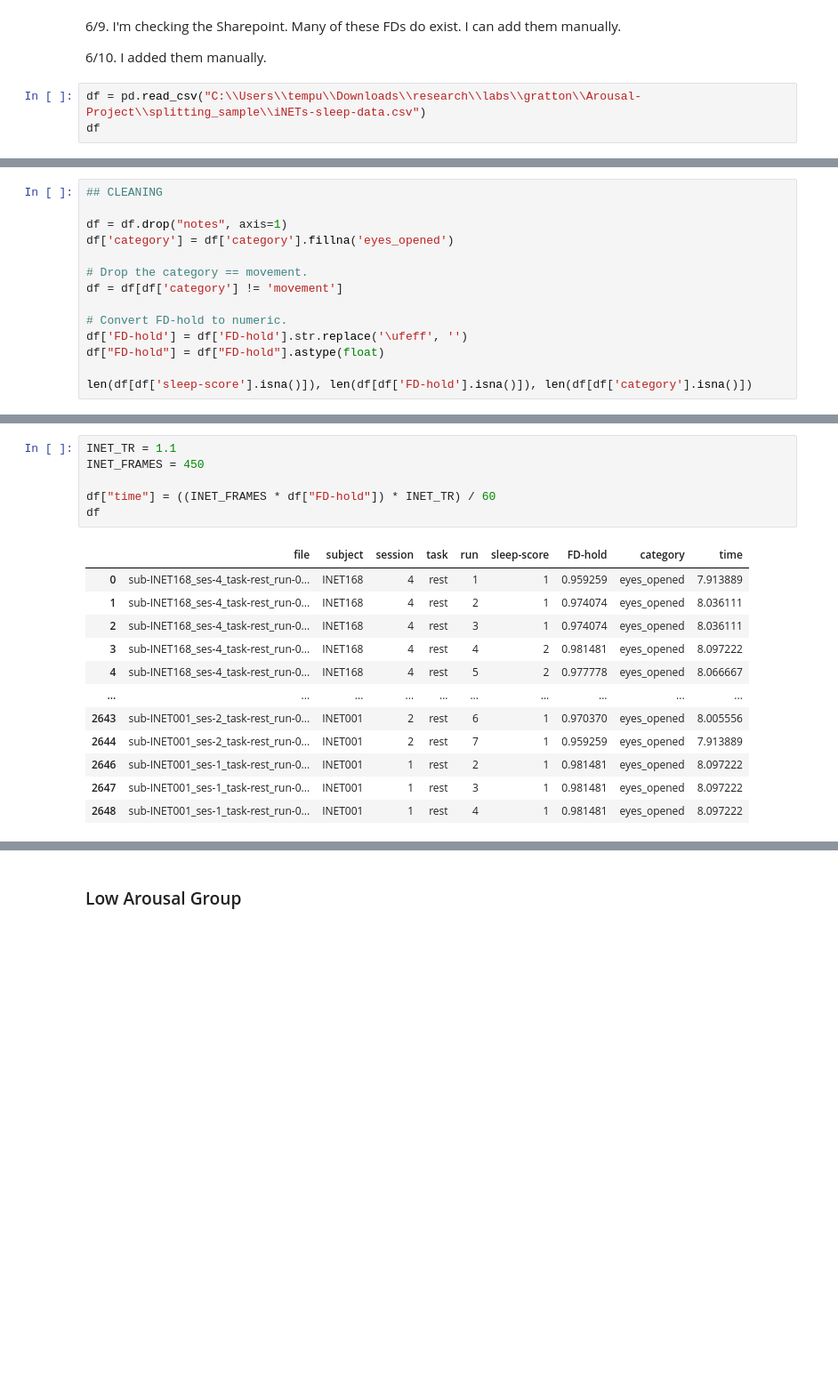
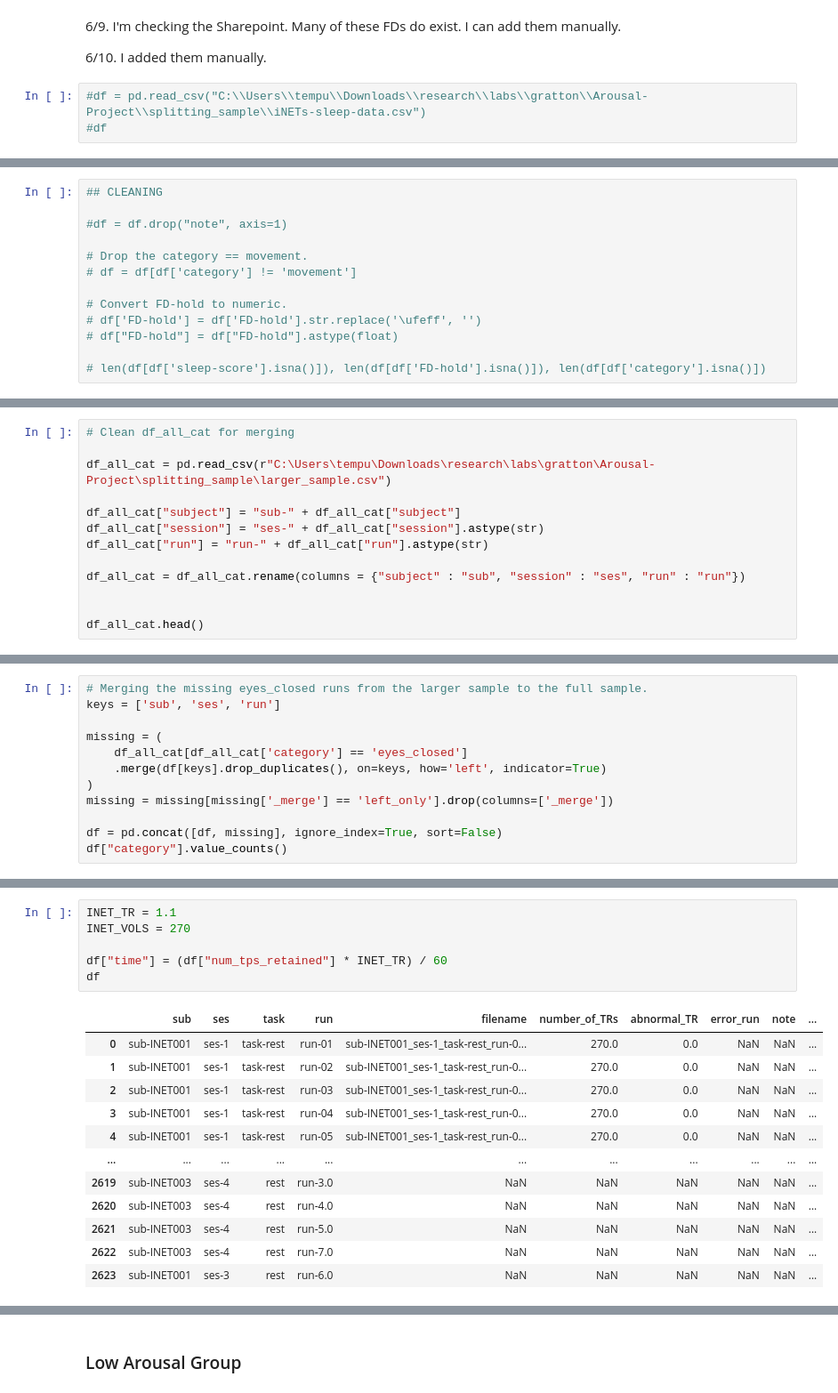
Before and after one commit to praise58/Arousal-Project, a Jupyter notebook: splitting_sample/larger_sample/larger_sample_splitting.ipynb, the cells around one changed output, grey strips where cells are left out. Shown at 89% size. Drawn from its saved outputs; the diff is of its cells as text; blank space fills up the shorter version.

Commit message:
sample split

```diff
--- a/splitting_sample/larger_sample/larger_sample_splitting.ipynb
+++ b/splitting_sample/larger_sample/larger_sample_splitting.ipynb
@@ -55,5 +93,5 @@ Name: subject, dtype: object
 
 6/10. I added them manually.
 # %%
-df = pd.read_csv("C:\\Users\\tempu\\Downloads\\research\\labs\\gratton\\Arousal-Project\\splitting_sample\\iNETs-sleep-data.csv")
-df
+#df = pd.read_csv("C:\\Users\\tempu\\Downloads\\research\\labs\\gratton\\Arousal-Project\\splitting_sample\\iNETs-sleep-data.csv")
+#df
@@ -74,14 +98,13 @@ df
 # %%
 ## CLEANING
 
-df = df.drop("notes", axis=1)
-df['category'] = df['category'].fillna('eyes_opened')
+#df = df.drop("note", axis=1)
 
 # Drop the category == movement.
-df = df[df['category'] != 'movement']
+# df = df[df['category'] != 'movement']
 
 # Convert FD-hold to numeric.
-df['FD-hold'] = df['FD-hold'].str.replace('\ufeff', '')
-df["FD-hold"] = df["FD-hold"].astype(float)
+# df['FD-hold'] = df['FD-hold'].str.replace('\ufeff', '')
+# df["FD-hold"] = df["FD-hold"].astype(float)
 
-len(df[df['sleep-score'].isna()]), len(df[df['FD-hold'].isna()]), len(df[df['category'].isna()])
+# len(df[df['sleep-score'].isna()]), len(df[df['FD-hold'].isna()]), len(df[df['category'].isna()])
@@ -89,0 +119,13 @@ len(df[df['sleep-score'].isna()]), len(df[df['FD-hold'].isna()]), len(df[df['cat
+# %%
+# Clean df_all_cat for merging
+
+df_all_cat = pd.read_csv(r"C:\Users\tempu\Downloads\research\labs\gratton\Arousal-Project\splitting_sample\larger_sample.csv")
+
+df_all_cat["subject"] = "sub-" + df_all_cat["subject"]
+df_all_cat["session"] = "ses-" + df_all_cat["session"].astype(str)
+df_all_cat["run"] = "run-" + df_all_cat["run"].astype(str)
+
+df_all_cat = df_all_cat.rename(columns = {"subject" : "sub", "session" : "ses", "run" : "run"})
+
+
+df_all_cat.head()
@@ -89,0 +139,12 @@ len(df[df['sleep-score'].isna()]), len(df[df['FD-hold'].isna()]), len(df[df['cat
+# %%
+# Merging the missing eyes_closed runs from the larger sample to the full sample.
+keys = ['sub', 'ses', 'run']
+
+missing = (
+    df_all_cat[df_all_cat['category'] == 'eyes_closed']
+    .merge(df[keys].drop_duplicates(), on=keys, how='left', indicator=True)
+)
+missing = missing[missing['_merge'] == 'left_only'].drop(columns=['_merge'])
+
+df = pd.concat([df, missing], ignore_index=True, sort=False)
+df["category"].value_counts()
@@ -106,19 +173,19 @@ df
 # %%
 INET_TR = 1.1
-INET_FRAMES = 450
+INET_VOLS = 270
 
-df["time"] = ((INET_FRAMES * df["FD-hold"]) * INET_TR) / 60
+df["time"] = (df["num_tps_retained"] * INET_TR) / 60
 df
 # %% [output]
-|  | file | subject | session | task | run | sleep-score | FD-hold | category | time |
-| 0 | sub-INET168_ses-4_task-rest_run-0... | INET168 | 4 | rest | 1 | 1 | 0.959259 | eyes_opened | 7.913889 |
-| 1 | sub-INET168_ses-4_task-rest_run-0... | INET168 | 4 | rest | 2 | 1 | 0.974074 | eyes_opened | 8.036111 |
-| 2 | sub-INET168_ses-4_task-rest_run-0... | INET168 | 4 | rest | 3 | 1 | 0.974074 | eyes_opened | 8.036111 |
-| 3 | sub-INET168_ses-4_task-rest_run-0... | INET168 | 4 | rest | 4 | 2 | 0.981481 | eyes_opened | 8.097222 |
-| 4 | sub-INET168_ses-4_task-rest_run-0... | INET168 | 4 | rest | 5 | 2 | 0.977778 | eyes_opened | 8.066667 |
-| ... | ... | ... | ... | ... | ... | ... | ... | ... | ... |
-| 2643 | sub-INET001_ses-2_task-rest_run-0... | INET001 | 2 | rest | 6 | 1 | 0.970370 | eyes_opened | 8.005556 |
-| 2644 | sub-INET001_ses-2_task-rest_run-0... | INET001 | 2 | rest | 7 | 1 | 0.959259 | eyes_opened | 7.913889 |
-| 2646 | sub-INET001_ses-1_task-rest_run-0... | INET001 | 1 | rest | 2 | 1 | 0.981481 | eyes_opened | 8.097222 |
-| 2647 | sub-INET001_ses-1_task-rest_run-0... | INET001 | 1 | rest | 3 | 1 | 0.981481 | eyes_opened | 8.097222 |
-| 2648 | sub-INET001_ses-1_task-rest_run-0... | INET001 | 1 | rest | 4 | 1 | 0.981481 | eyes_opened | 8.097222 |
+|  | sub | ses | task | run | filename | number_of_TRs | abnormal_TR | error_run | note | ... |
+| 0 | sub-INET001 | ses-1 | task-rest | run-01 | sub-INET001_ses-1_task-rest_run-0... | 270.0 | 0.0 | NaN | NaN | ... |
+| 1 | sub-INET001 | ses-1 | task-rest | run-02 | sub-INET001_ses-1_task-rest_run-0... | 270.0 | 0.0 | NaN | NaN | ... |
+| 2 | sub-INET001 | ses-1 | task-rest | run-03 | sub-INET001_ses-1_task-rest_run-0... | 270.0 | 0.0 | NaN | NaN | ... |
+| 3 | sub-INET001 | ses-1 | task-rest | run-04 | sub-INET001_ses-1_task-rest_run-0... | 270.0 | 0.0 | NaN | NaN | ... |
+| 4 | sub-INET001 | ses-1 | task-rest | run-05 | sub-INET001_ses-1_task-rest_run-0... | 270.0 | 0.0 | NaN | NaN | ... |
+| ... | ... | ... | ... | ... | ... | ... | ... | ... | ... | ... |
+| 2619 | sub-INET003 | ses-4 | rest | run-3.0 | NaN | NaN | NaN | NaN | NaN | ... |
+| 2620 | sub-INET003 | ses-4 | rest | run-4.0 | NaN | NaN | NaN | NaN | NaN | ... |
+| 2621 | sub-INET003 | ses-4 | rest | run-5.0 | NaN | NaN | NaN | NaN | NaN | ... |
+| 2622 | sub-INET003 | ses-4 | rest | run-7.0 | NaN | NaN | NaN | NaN | NaN | ... |
+| 2623 | sub-INET001 | ses-3 | rest | run-6.0 | NaN | NaN | NaN | NaN | NaN | ... |
```
Also changed, not shown: parts of 37 cells of this notebook, 7 other files.
